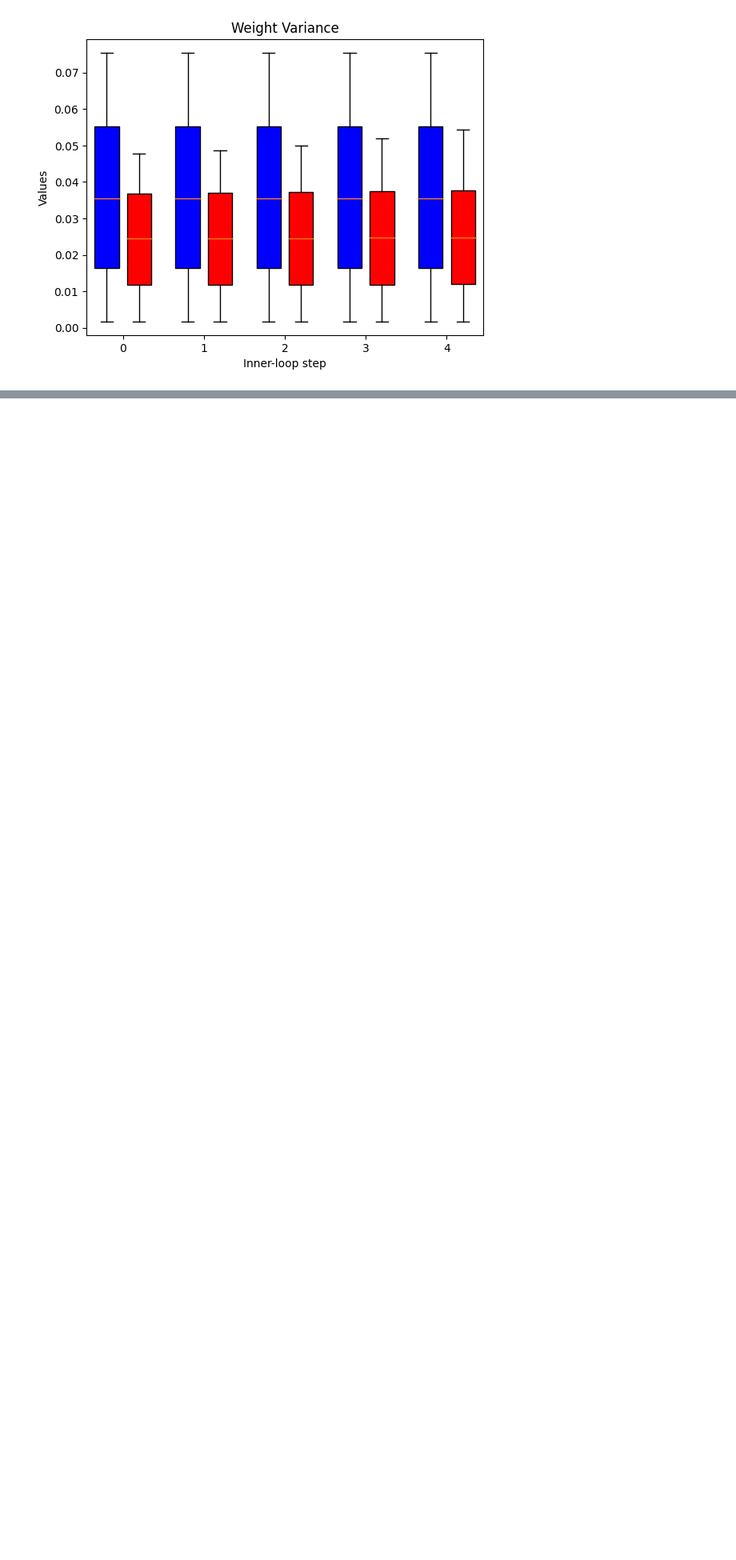
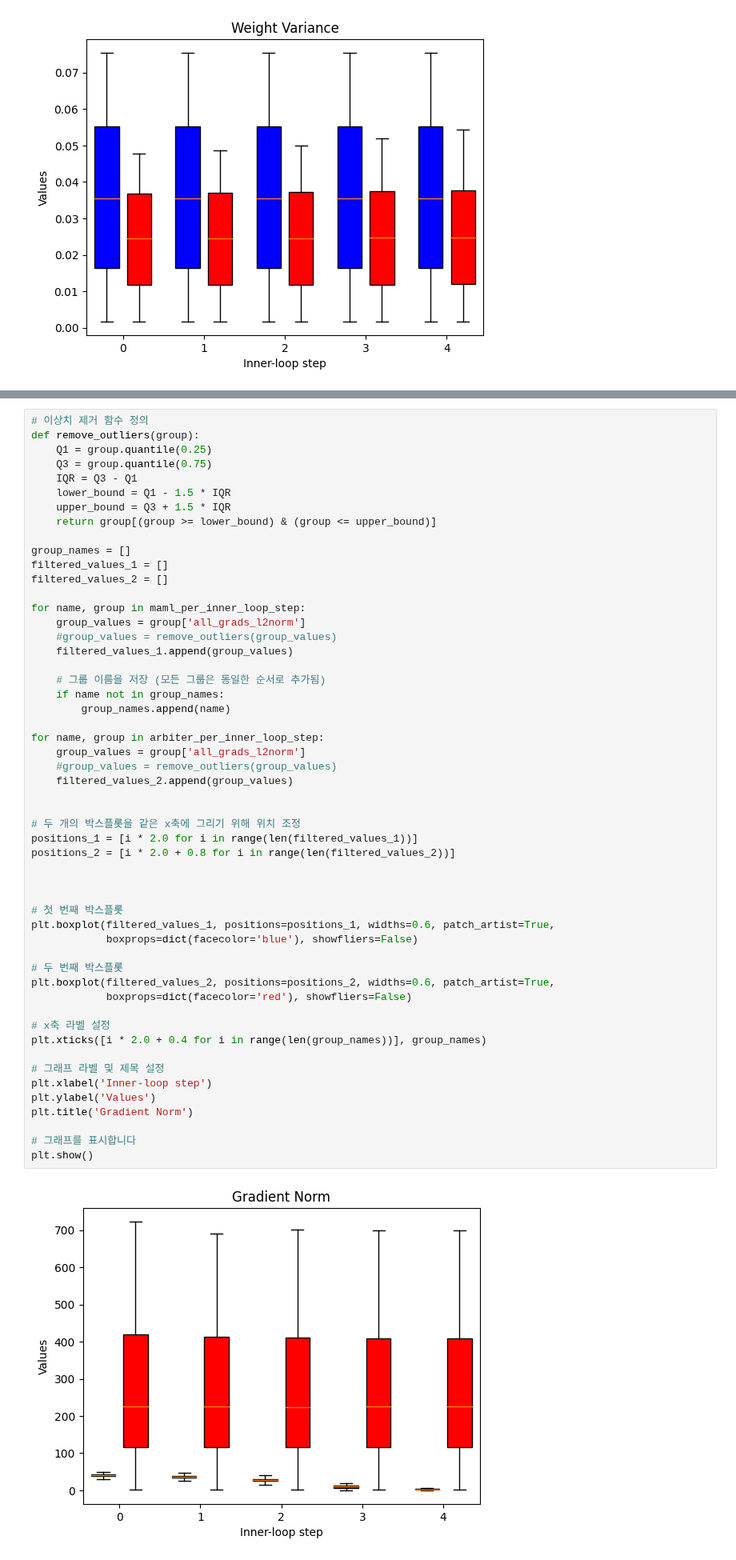
Before and after one commit to SKKUJMLim/MAML, a Jupyter notebook: Test_jupyternotebook/Analytics_integration_Step.ipynb, the cells around one changed output, grey strips where cells are left out. Shown at 80% size. Cells and saved outputs as stored; diff of their text form; blank space fills up the shorter version.

```diff
--- a/Test_jupyternotebook/Analytics_integration_Step.ipynb
+++ b/Test_jupyternotebook/Analytics_integration_Step.ipynb
@@ -329,0 +377,55 @@ plt.show()
+# %%
+# 이상치 제거 함수 정의
+def remove_outliers(group):
+    Q1 = group.quantile(0.25)
+    Q3 = group.quantile(0.75)
+    IQR = Q3 - Q1
+    lower_bound = Q1 - 1.5 * IQR
+    upper_bound = Q3 + 1.5 * IQR
+    return group[(group >= lower_bound) & (group <= upper_bound)]
+
+group_names = []
+filtered_values_1 = []
+filtered_values_2 = []
+
+for name, group in maml_per_inner_loop_step:
+    group_values = group['all_grads_l2norm']
+    #group_values = remove_outliers(group_values)
+    filtered_values_1.append(group_values)
+
+    # 그룹 이름을 저장 (모든 그룹은 동일한 순서로 추가됨)
+    if name not in group_names:
+        group_names.append(name)
+
+for name, group in arbiter_per_inner_loop_step:
+    group_values = group['all_grads_l2norm']
+    #group_values = remove_outliers(group_values)
+    filtered_values_2.append(group_values)
+
+
+# 두 개의 박스플롯을 같은 x축에 그리기 위해 위치 조정
+positions_1 = [i * 2.0 for i in range(len(filtered_values_1))]
+positions_2 = [i * 2.0 + 0.8 for i in range(len(filtered_values_2))]
+
+
+
+# 첫 번째 박스플롯
+plt.boxplot(filtered_values_1, positions=positions_1, widths=0.6, patch_artist=True,
+            boxprops=dict(facecolor='blue'), showfliers=False)
+
+# 두 번째 박스플롯
+plt.boxplot(filtered_values_2, positions=positions_2, widths=0.6, patch_artist=True,
+            boxprops=dict(facecolor='red'), showfliers=False)
+
+# x축 라벨 설정
+plt.xticks([i * 2.0 + 0.4 for i in range(len(group_names))], group_names)
+
+# 그래프 라벨 및 제목 설정
+plt.xlabel('Inner-loop step')
+plt.ylabel('Values')
+plt.title('Gradient Norm')
+
+# 그래프를 표시합니다
+plt.show()
+# %% [output]
+[figure, added]
```
Also changed, not shown: parts of 5 cells of this notebook, 3 other files.
